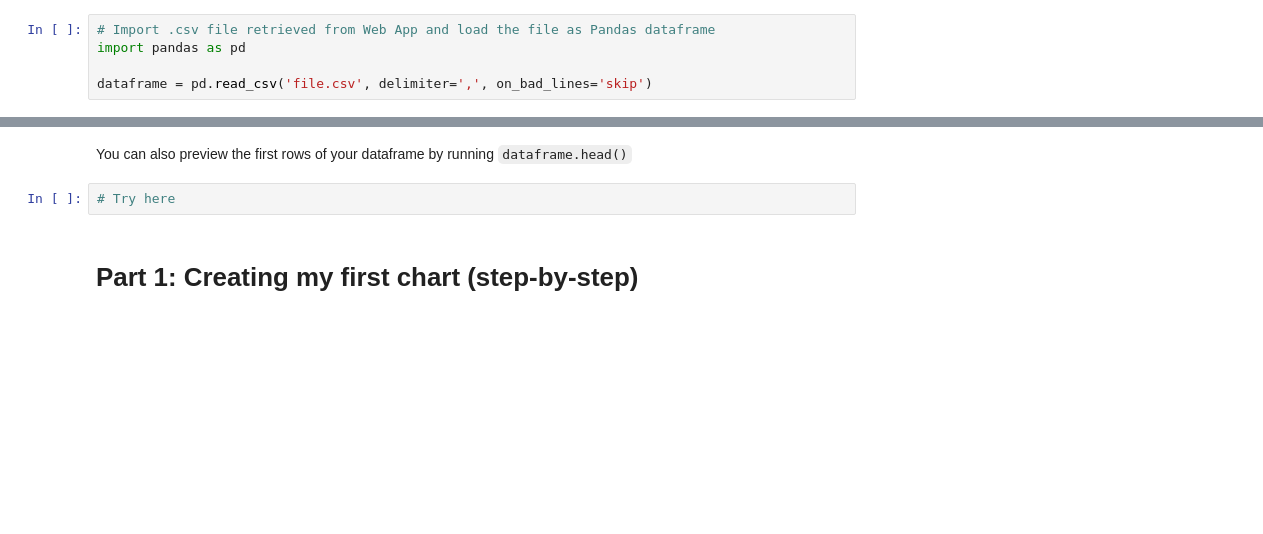
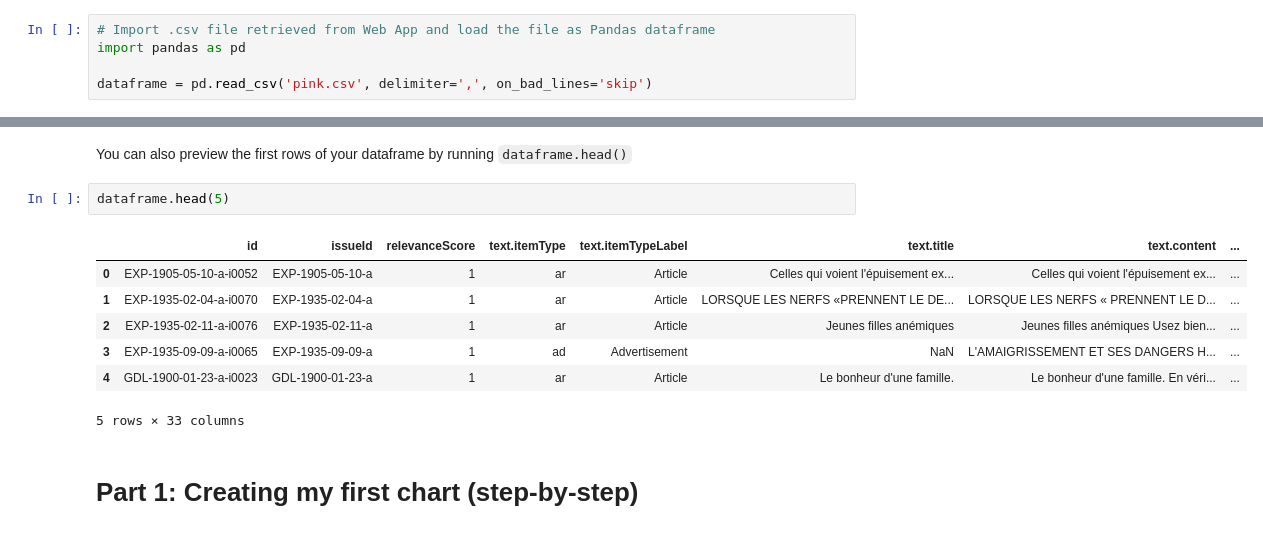
Before and after one commit to impresso/impresso-datalab-notebooks, a Jupyter notebook: explore-vis/inspecting_my_collection.ipynb, the cells around one changed output, grey strips where cells are left out. Drawn from its saved outputs; the diff is of its cells as text; blank space fills up the shorter version.

```diff
--- a/explore-vis/inspecting_my_collection.ipynb
+++ b/explore-vis/inspecting_my_collection.ipynb
@@ -51,7 +51,7 @@ We use the function 'read' in Pandas to load the csv as a dataframe
 # Import .csv file retrieved from Web App and load the file as Pandas dataframe
 import pandas as pd
 
-dataframe = pd.read_csv('file.csv', delimiter=',', on_bad_lines='skip')
+dataframe = pd.read_csv('pink.csv', delimiter=',', on_bad_lines='skip')
 # %% [markdown]
 Now, you can inspect your Pandas dataframe. By running `dataframe.info()`
 # %%
@@ -60,7 +78,15 @@ dataframe.info()
 # %% [markdown]
 You can also preview the first rows of your dataframe by running `dataframe.head()`
-# %%
-# Try here
+# %%
+dataframe.head(5)
+# %% [output]
+|  | id | issueId | relevanceScore | text.itemType | text.itemTypeLabel | text.title | text.content | ... |
+| 0 | EXP-1905-05-10-a-i0052 | EXP-1905-05-10-a | 1 | ar | Article | Celles qui voient l'épuisement ex... | Celles qui voient l'épuisement ex... | ... |
+| 1 | EXP-1935-02-04-a-i0070 | EXP-1935-02-04-a | 1 | ar | Article | LORSQUE LES NERFS «PRENNENT LE DE... | LORSQUE LES NERFS « PRENNENT LE D... | ... |
+| 2 | EXP-1935-02-11-a-i0076 | EXP-1935-02-11-a | 1 | ar | Article | Jeunes filles anémiques | Jeunes filles anémiques Usez bien... | ... |
+| 3 | EXP-1935-09-09-a-i0065 | EXP-1935-09-09-a | 1 | ad | Advertisement | NaN | L'AMAIGRISSEMENT ET SES DANGERS H... | ... |
+| 4 | GDL-1900-01-23-a-i0023 | GDL-1900-01-23-a | 1 | ar | Article | Le bonheur d'une famille. | Le bonheur d'une famille. En véri... | ... |
+5 rows × 33 columns
 # %% [markdown]
 # Part 1: Creating my first chart (step-by-step)
 # %% [markdown]
```
Also changed, not shown: parts of 24 cells of this notebook.
